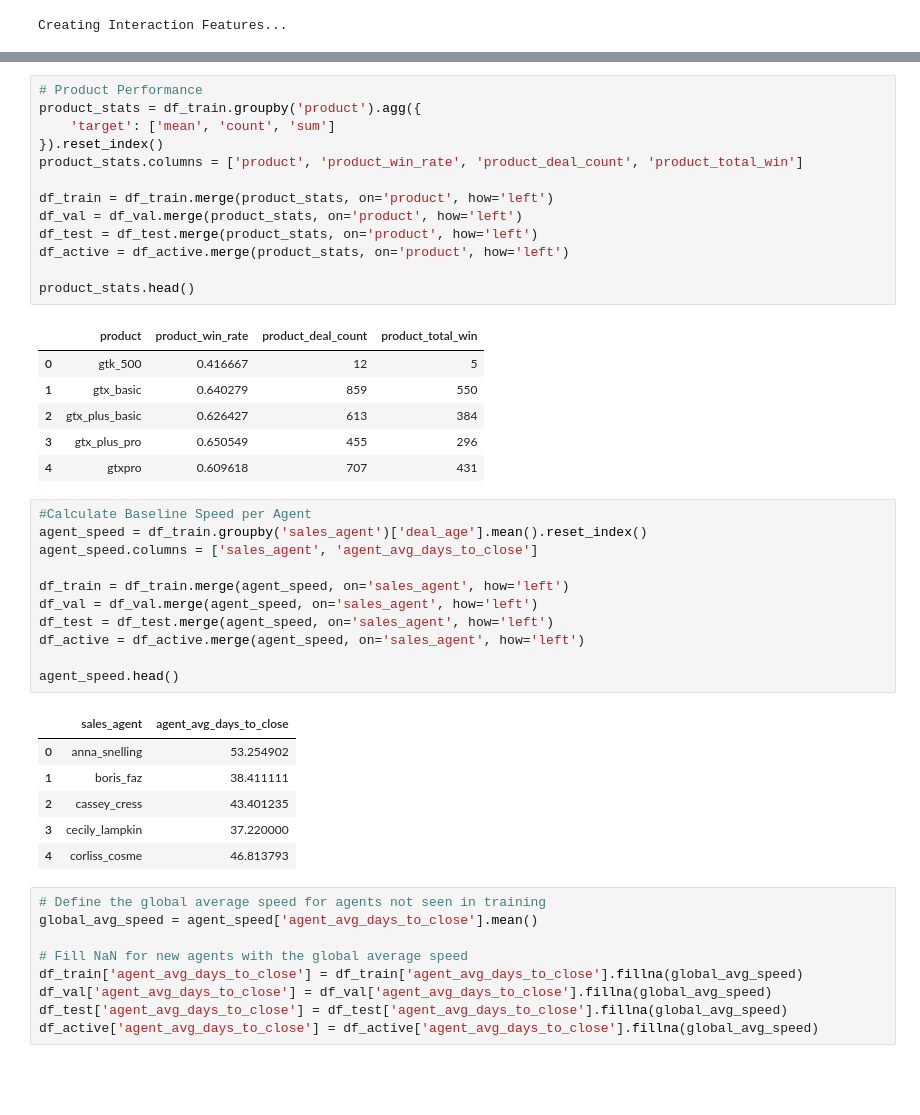
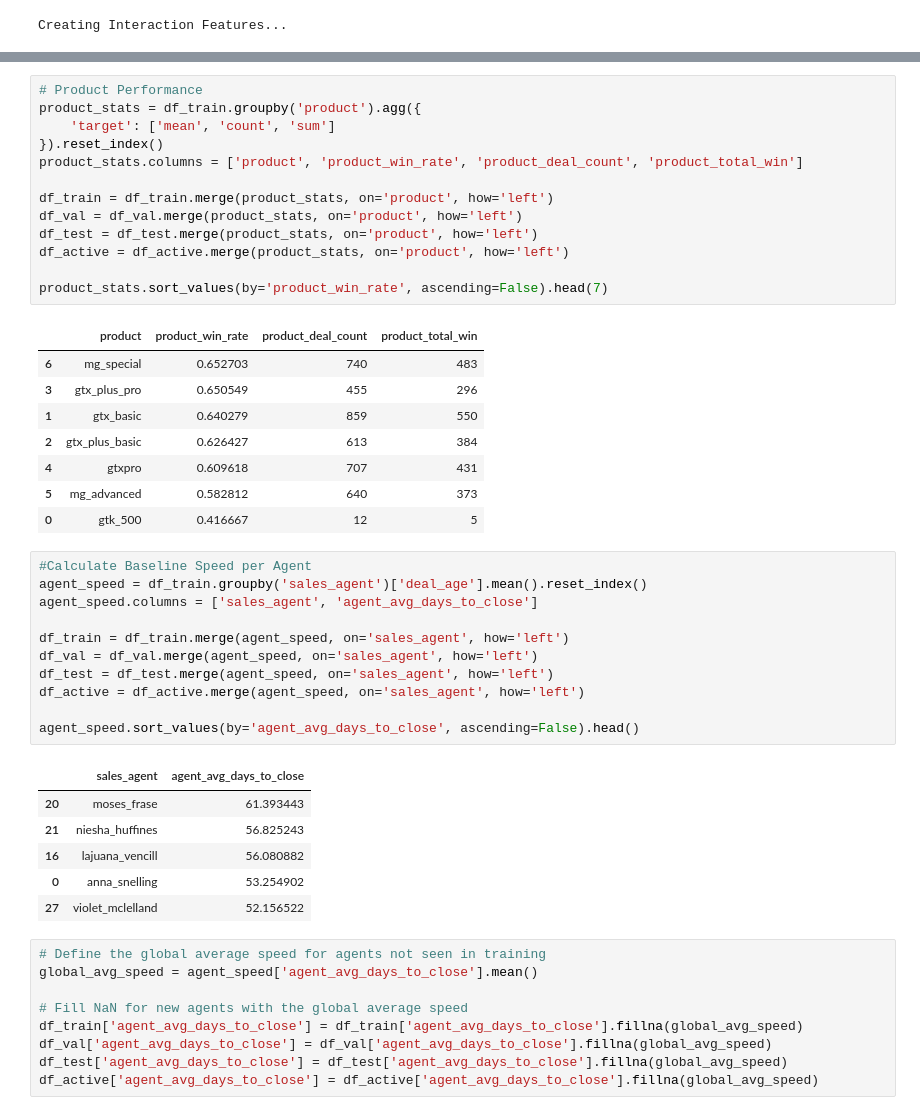
Before and after one commit to Elice99/Sales-Pipeline-Prediction-Model, a Jupyter notebook: sales_pipeline.ipynb, the cells around one changed output, grey strips where cells are left out. Drawn from its saved outputs; the diff is of its cells as text; blank space fills up the shorter version.

```diff
--- a/sales_pipeline.ipynb
+++ b/sales_pipeline.ipynb
@@ -478,23 +478,25 @@ company_size_stats.head()
 # %%
 # Product Performance
 product_stats = df_train.groupby('product').agg({
     'target': ['mean', 'count', 'sum']
 }).reset_index()
 product_stats.columns = ['product', 'product_win_rate', 'product_deal_count', 'product_total_win']
 
 df_train = df_train.merge(product_stats, on='product', how='left')
 df_val = df_val.merge(product_stats, on='product', how='left')
 df_test = df_test.merge(product_stats, on='product', how='left')
 df_active = df_active.merge(product_stats, on='product', how='left')
 
-product_stats.head()
+product_stats.sort_values(by='product_win_rate', ascending=False).head(7)
 # %% [output]
 |  | product | product_win_rate | product_deal_count | product_total_win |
-| 0 | gtk_500 | 0.416667 | 12 | 5 |
+| 6 | mg_special | 0.652703 | 740 | 483 |
+| 3 | gtx_plus_pro | 0.650549 | 455 | 296 |
 | 1 | gtx_basic | 0.640279 | 859 | 550 |
 | 2 | gtx_plus_basic | 0.626427 | 613 | 384 |
-| 3 | gtx_plus_pro | 0.650549 | 455 | 296 |
 | 4 | gtxpro | 0.609618 | 707 | 431 |
+| 5 | mg_advanced | 0.582812 | 640 | 373 |
+| 0 | gtk_500 | 0.416667 | 12 | 5 |
 # %%
 #Calculate Baseline Speed per Agent
 agent_speed = df_train.groupby('sales_agent')['deal_age'].mean().reset_index()
@@ -505,14 +507,14 @@ df_val = df_val.merge(agent_speed, on='sales_agent', how='left')
 df_test = df_test.merge(agent_speed, on='sales_agent', how='left')
 df_active = df_active.merge(agent_speed, on='sales_agent', how='left')
 
-agent_speed.head()
+agent_speed.sort_values(by='agent_avg_days_to_close', ascending=False).head()
 # %% [output]
 |  | sales_agent | agent_avg_days_to_close |
+| 20 | moses_frase | 61.393443 |
+| 21 | niesha_huffines | 56.825243 |
+| 16 | lajuana_vencill | 56.080882 |
 | 0 | anna_snelling | 53.254902 |
-| 1 | boris_faz | 38.411111 |
-| 2 | cassey_cress | 43.401235 |
-| 3 | cecily_lampkin | 37.220000 |
-| 4 | corliss_cosme | 46.813793 |
+| 27 | violet_mclelland | 52.156522 |
 # %%
 # Define the global average speed for agents not seen in training
 global_avg_speed = agent_speed['agent_avg_days_to_close'].mean()
```
Also changed, not shown: parts of 16 cells of this notebook, 11 other files.
